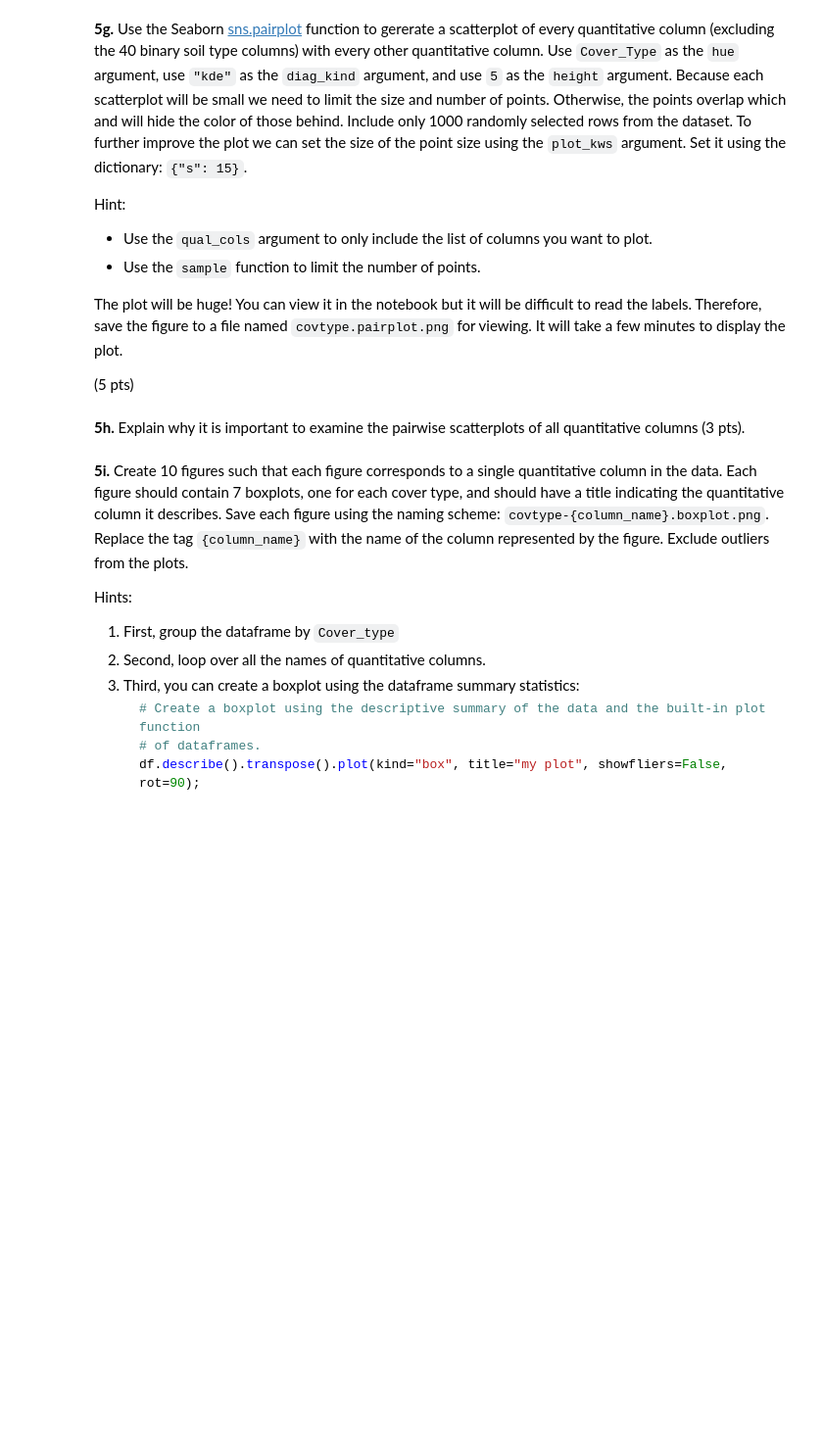
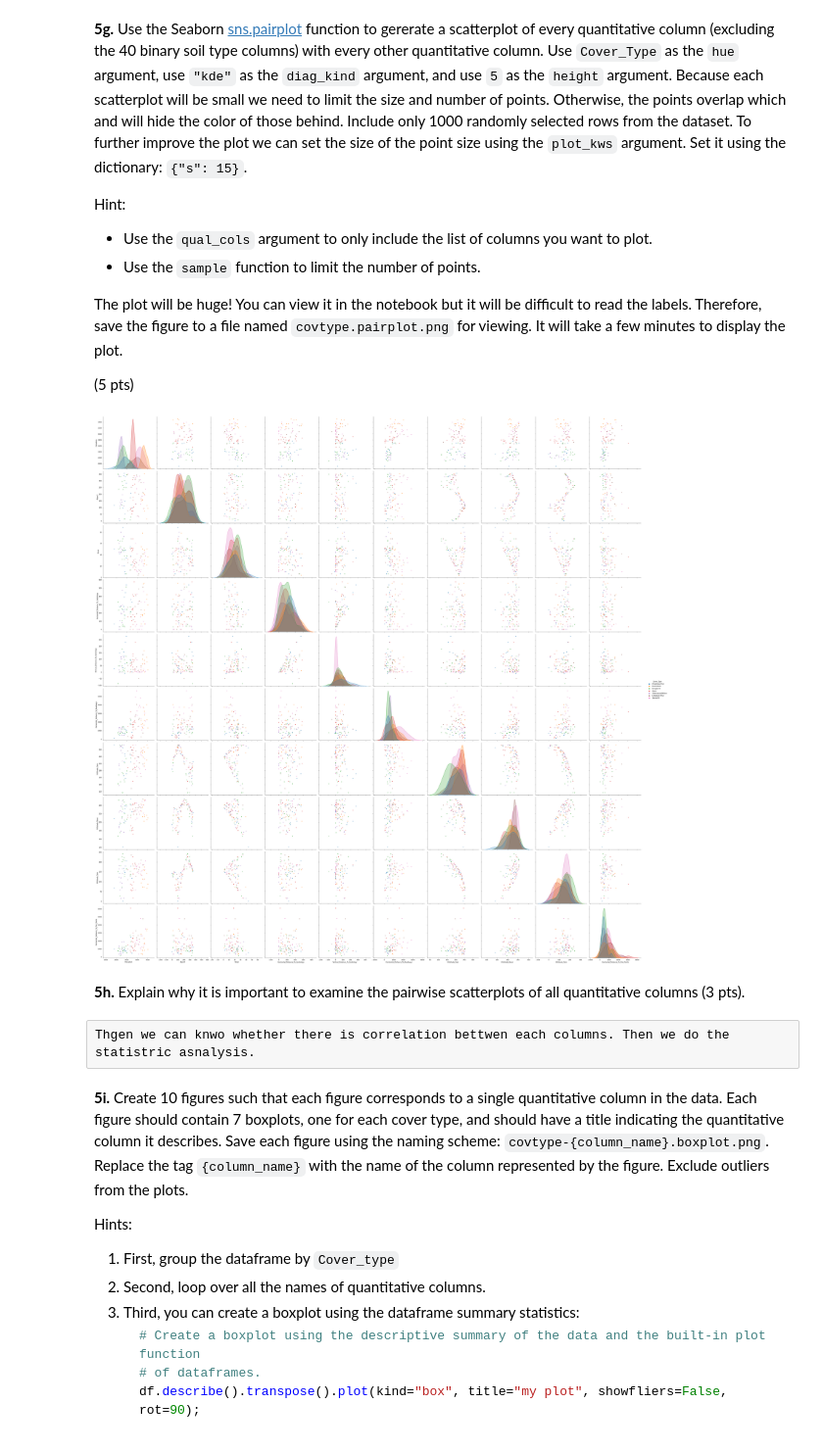
Before and after one commit to ko0000/Data-Analytics-With-Python, a Jupyter notebook: Module2-Data_Analytics/project/P02-Unit_Project.ipynb, the cells around one changed output. Shown at 98% size. Drawn from its saved outputs; the diff is of its cells as text; code cells hidden in the pictures; blank space fills up the shorter version.

```diff
--- a/Module2-Data_Analytics/project/P02-Unit_Project.ipynb
+++ b/Module2-Data_Analytics/project/P02-Unit_Project.ipynb
@@ -331,8 +481,15 @@ Hint:
 The plot will be huge! You can view it in the notebook but it will be difficult to read the labels. Therefore, save the figure to a file named `covtype.pairplot.png` for viewing. It will take a few minutes to display the plot.
 
 (5 pts)
+# %%
+plot3=sns.pairplot(data=df_5.sample(100), hue="Cover_Type", diag_kind="kde", height=5,plot_kws={"s": 15})
+plot3.savefig("covtype.pairplot.png", format='png', dpi=72)
+# %% [output]
+[figure, added]
 # %% [markdown]
 **5h.** Explain why it is important to examine the pairwise scatterplots of all quantitative columns  (3 pts).
+# %% [raw]
+Thgen we can knwo whether there is correlation bettwen each columns. Then we do the statistric asnalysis.
 # %% [markdown]
 **5i.** Create 10 figures such that each figure corresponds to a single quantitative column in the data.  Each figure should contain 7 boxplots, one for each cover type, and should have a title indicating the quantitative column it describes. Save each figure using the naming scheme: `covtype-{column_name}.boxplot.png`. Replace the tag `{column_name}` with the name of the column represented by the figure.  Exclude outliers from the plots.
 
```
Also changed, not shown: parts of 23 cells of this notebook, 16 other files.
